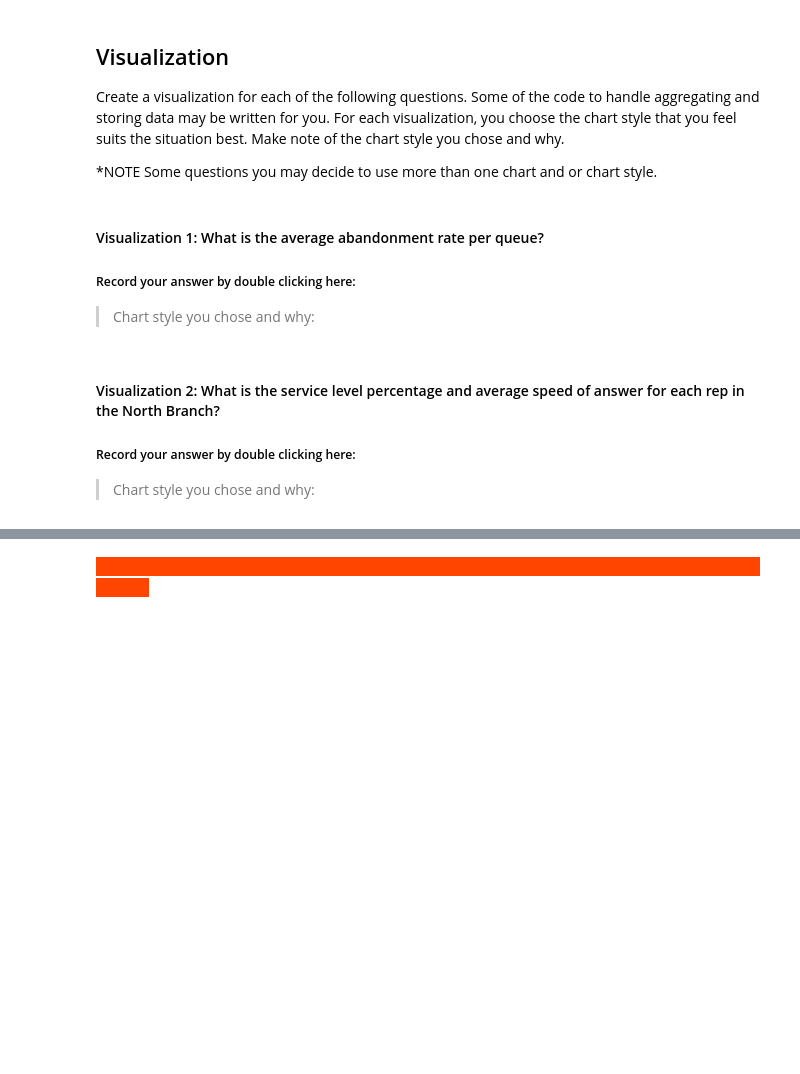
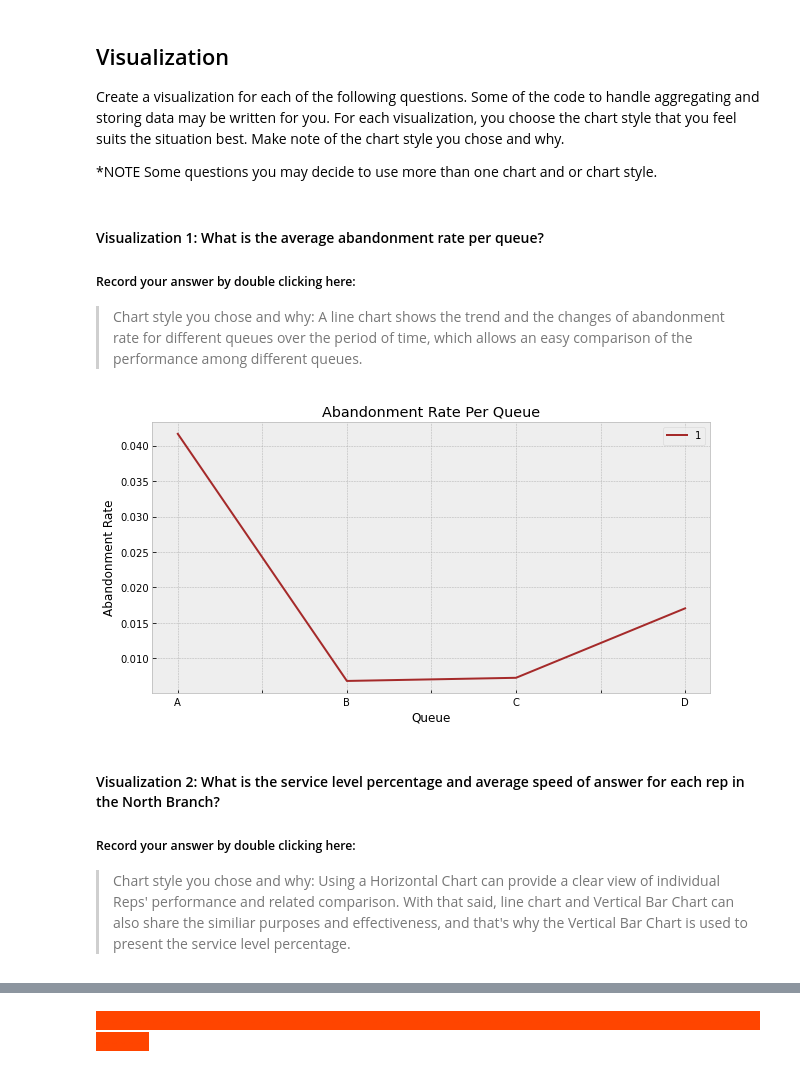
Before and after one commit to Flora-Cheung/call-center-cleanup-assignment, a Jupyter notebook: Call_Center_Cleanup.ipynb, the cells around one changed output, grey strips where cells are left out. Cells and saved outputs as stored; diff of their text form; code cells hidden in the pictures; blank space fills up the shorter version.

Commit message:
upload the Call_Center_Cleanup Assignment

```diff
--- a/Call_Center_Cleanup.ipynb
+++ b/Call_Center_Cleanup.ipynb
@@ -143,10 +143,10 @@ Now you need to clean up the datasets. When cleaning the datasets, you may find
 Action: All the missing data for Outgoing calls can be updated with "0" as not applicable.
 # %%
 # Code Used
-#import pandas as pd
+import pandas as pd
 import numpy as np
-#north_df = pd.read_csv("NorthCallCenter.csv")
-#south_df = pd.read_csv("SouthCallCenter.csv")
+north_df = pd.read_csv("NorthCallCenter.csv")
+south_df = pd.read_csv("SouthCallCenter.csv")
 for col in north_df.columns:
    missing_percentage = np.mean(north_df[col].isnull())
    print('{} - {}%'.format(col, round(missing_percentage*100)))
@@ -442,27 +442,45 @@ Create a visualization for each of the following questions. Some of the code to
 #### Visualization 1:  What is the average abandonment rate per queue?
 ##### Record your answer by double clicking here:
 
-> Chart style you chose and why:
+> Chart style you chose and why: A line chart shows the trend and the changes of abandonment rate for different queues over the period of time, which allows an easy comparison of the performance among different queues.
 # %%
 # Create visualization 1 here
 # Import any additional libraries needed with alias
 import numpy as np
 import seaborn as sns
 import matplotlib.pyplot as plt
-from matplotlib import style
+#from matplotlib import style
 
 # The dictionary abandonment_rates has the data you need.
 abandonment_rates = {}
 queues = ["A", "B", "C", "D"]
 queue_dict = df.groupby("Queue").agg("sum")
 for i in range(4):
     abandonment_rates[queues[i]] = queue_dict["Abandoned"][i] / queue_dict["Calls"][i]
 
 #Your Code Here:
+# Create dataframe
+abandonment_rates_df = pd.DataFrame(abandonment_rates.items(), index = queues)
+
+# Set the graph style and template
+plt.style.use("bmh")
+plt.rcParams['figure.figsize'] = (10,5)
+
+# Create Line Chart
+abandonment_rates_df.plot(kind = 'line', color = 'brown')
+plt.title('Abandonment Rate Per Queue')
+plt.xlabel('Queue')
+plt.ylabel('Abandonment Rate')
+plt.xticks(color ='black')
+plt.yticks(color ='black')
+plt.savefig('linechart_single.png')
+plt.show()
+# %% [output]
+[figure, added]
 # %% [markdown]
 #### Visualization 2: What is the service level percentage and average speed of answer for each rep in the North Branch?
 ##### Record your answer by double clicking here:
 
-> Chart style you chose and why:
+> Chart style you chose and why: Using a Horizontal Chart can provide a clear view of individual Reps' performance and related comparison. With that said, line chart and Vertical Bar Chart can also share the similiar purposes and effectiveness, and that's why the Vertical Bar Chart is used to present the service level percentage.
 # %%
 # Create visualization 2 here
```
Also changed, not shown: parts of 16 cells of this notebook, 7 other files.
